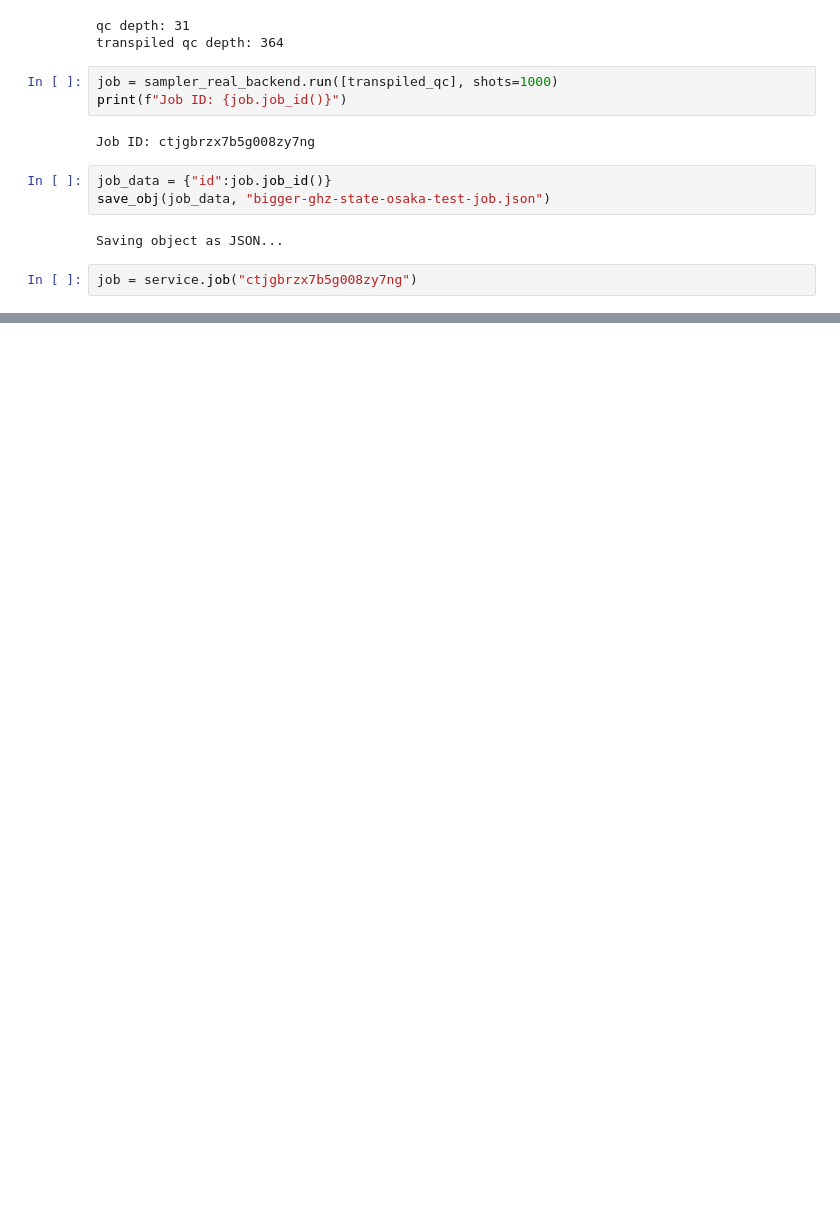
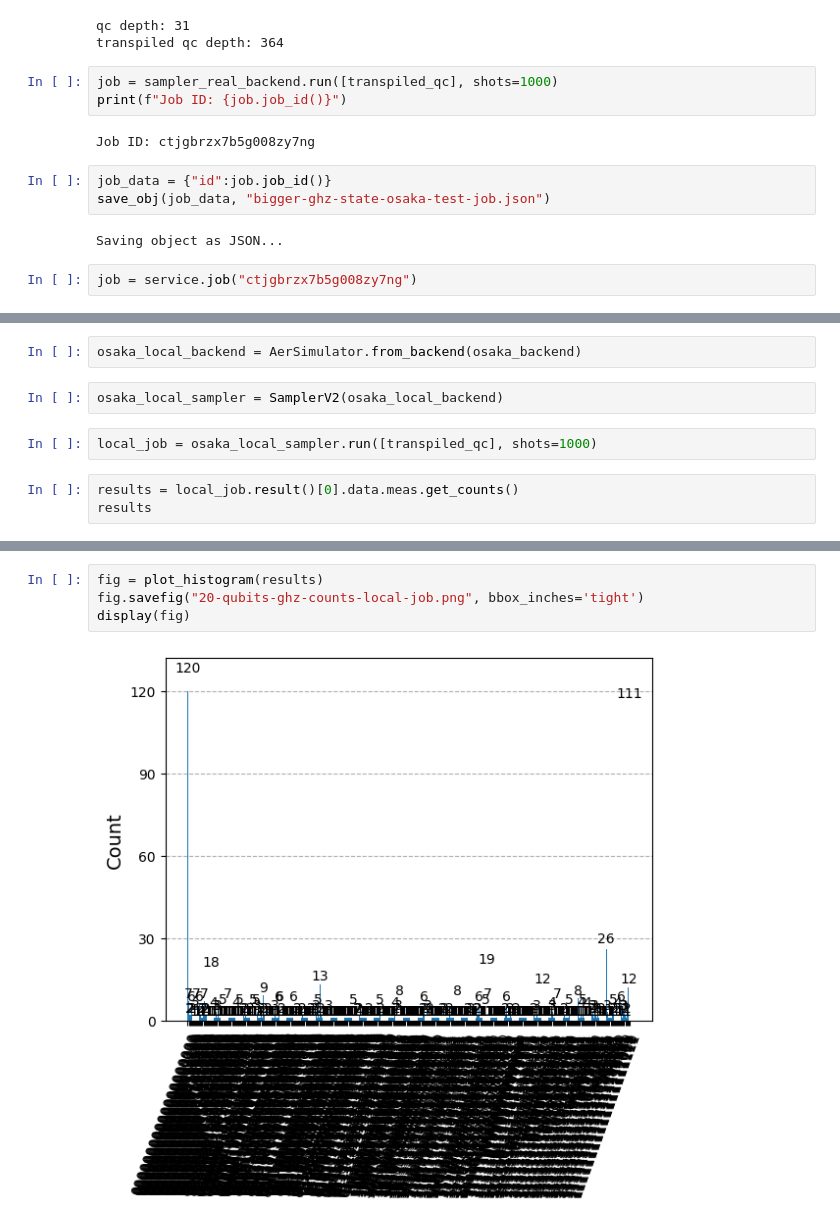
Before and after one commit to Dpbm/ghz, a Jupyter notebook: osaka-test.ipynb, the cells around one changed output, grey strips where cells are left out. Saved outputs shown, nothing was run; the diff lists cells and outputs as text; blank space fills up the shorter version.

```diff
--- a/osaka-test.ipynb
+++ b/osaka-test.ipynb
@@ -128,0 +213,9 @@ display(fig)
+# %%
+osaka_local_backend = AerSimulator.from_backend(osaka_backend)
+# %%
+osaka_local_sampler = SamplerV2(osaka_local_backend)
+# %%
+local_job = osaka_local_sampler.run([transpiled_qc], shots=1000)
+# %%
+results = local_job.result()[0].data.meas.get_counts()
+results
@@ -128,0 +240,6 @@ display(fig)
+# %%
+fig = plot_histogram(results)
+fig.savefig("20-qubits-ghz-counts-local-job.png", bbox_inches='tight')
+display(fig)
+# %% [output]
+[figure, added]
```
Also changed, not shown: parts of 13 cells of this notebook, 6 other files.
